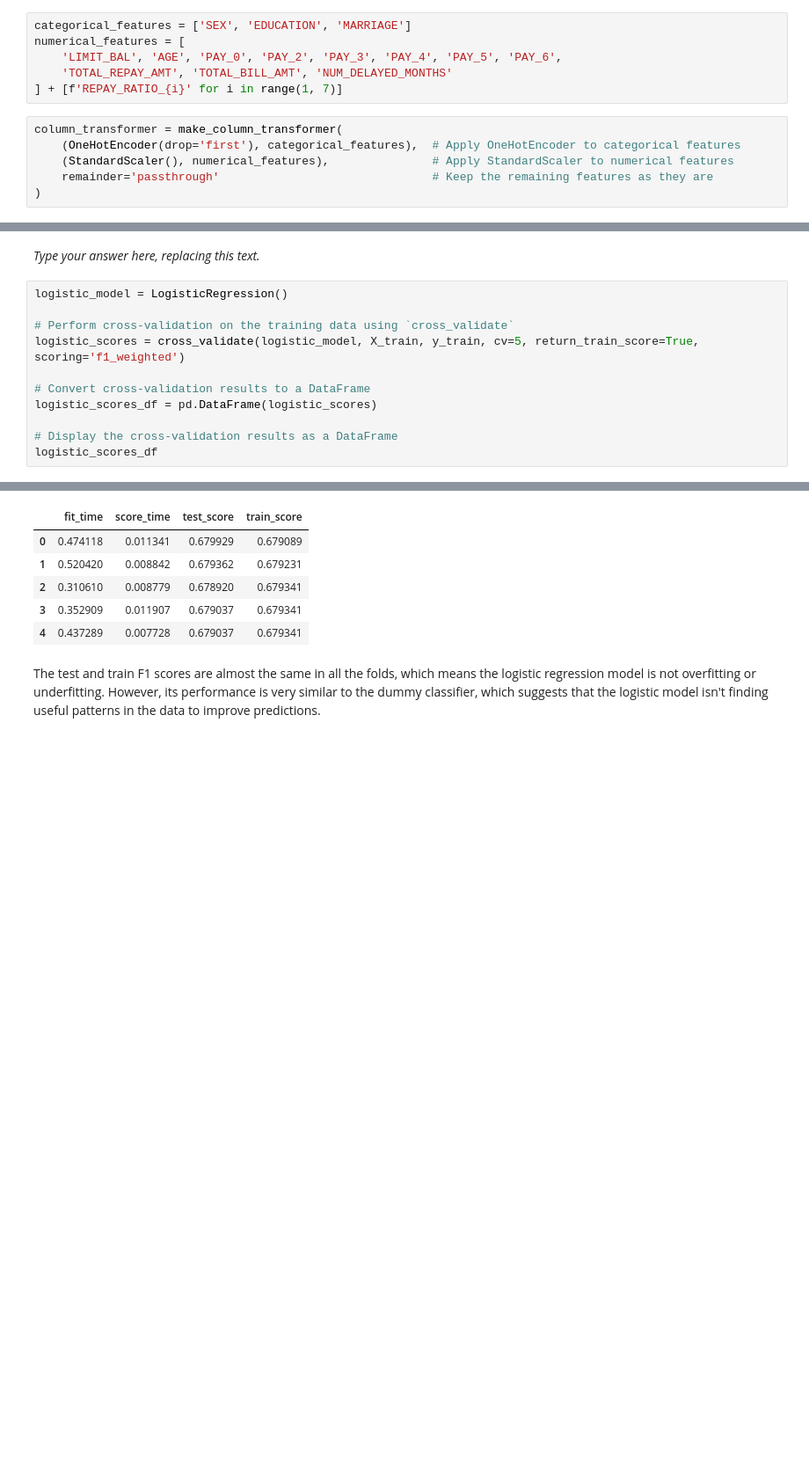
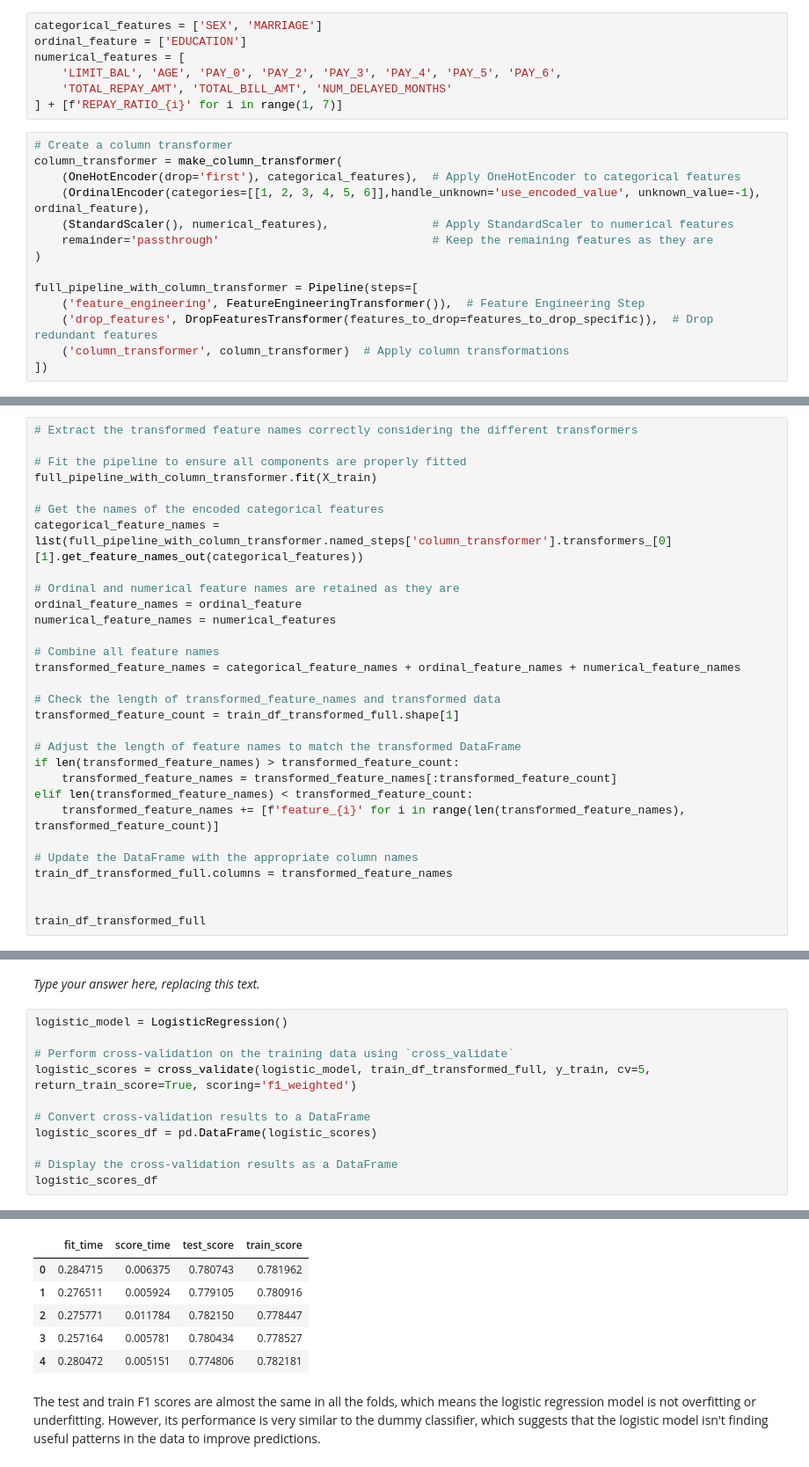
Before and after one commit to DavidRao123/CPSC330HW5, a Jupyter notebook: hw5.ipynb, the cells around one changed output, grey strips where cells are left out. Shown at 88% size. Drawn from its saved outputs; the diff is of its cells as text; blank space fills up the shorter version.

```diff
--- a/hw5.ipynb
+++ b/hw5.ipynb
@@ -407,14 +407,23 @@ Solution_5
 
 _Points:_ 10
 # %%
-categorical_features = ['SEX', 'EDUCATION', 'MARRIAGE']
+categorical_features = ['SEX', 'MARRIAGE']
+ordinal_feature = ['EDUCATION']
 numerical_features = [
     'LIMIT_BAL', 'AGE', 'PAY_0', 'PAY_2', 'PAY_3', 'PAY_4', 'PAY_5', 'PAY_6',
     'TOTAL_REPAY_AMT', 'TOTAL_BILL_AMT', 'NUM_DELAYED_MONTHS'
 ] + [f'REPAY_RATIO_{i}' for i in range(1, 7)]
 # %%
+# Create a column transformer
 column_transformer = make_column_transformer(
     (OneHotEncoder(drop='first'), categorical_features),  # Apply OneHotEncoder to categorical features
+    (OrdinalEncoder(categories=[[1, 2, 3, 4, 5, 6]],handle_unknown='use_encoded_value', unknown_value=-1), ordinal_feature),
     (StandardScaler(), numerical_features),               # Apply StandardScaler to numerical features
     remainder='passthrough'                               # Keep the remaining features as they are
 )
+
+full_pipeline_with_column_transformer = Pipeline(steps=[
+    ('feature_engineering', FeatureEngineeringTransformer()),  # Feature Engineering Step
+    ('drop_features', DropFeaturesTransformer(features_to_drop=features_to_drop_specific)),  # Drop redundant features
+    ('column_transformer', column_transformer)  # Apply column transformations
+])
@@ -456,3 +452,33 @@ train_df_transformed_full
 <!-- END QUESTION -->
 
 <br><br>
+# %%
+# Extract the transformed feature names correctly considering the different transformers
+
+# Fit the pipeline to ensure all components are properly fitted
+full_pipeline_with_column_transformer.fit(X_train)
+
+# Get the names of the encoded categorical features
+categorical_feature_names = list(full_pipeline_with_column_transformer.named_steps['column_transformer'].transformers_[0][1].get_feature_names_out(categorical_features))
+
+# Ordinal and numerical feature names are retained as they are
+ordinal_feature_names = ordinal_feature
+numerical_feature_names = numerical_features
+
+# Combine all feature names
+transformed_feature_names = categorical_feature_names + ordinal_feature_names + numerical_feature_names
+
+# Check the length of transformed_feature_names and transformed data
+transformed_feature_count = train_df_transformed_full.shape[1]
+
+# Adjust the length of feature names to match the transformed DataFrame
+if len(transformed_feature_names) > transformed_feature_count:
+    transformed_feature_names = transformed_feature_names[:transformed_feature_count]
+elif len(transformed_feature_names) < transformed_feature_count:
+    transformed_feature_names += [f'feature_{i}' for i in range(len(transformed_feature_names), transformed_feature_count)]
+
+# Update the DataFrame with the appropriate column names
+train_df_transformed_full.columns = transformed_feature_names
+
+
+train_df_transformed_full
@@ -533,38 +577,38 @@ _Type your answer here, replacing this text._
 # %%
 logistic_model = LogisticRegression()
 
 # Perform cross-validation on the training data using `cross_validate`
-logistic_scores = cross_validate(logistic_model, X_train, y_train, cv=5, return_train_score=True, scoring='f1_weighted')
+logistic_scores = cross_validate(logistic_model, train_df_transformed_full, y_train, cv=5, return_train_score=True, scoring='f1_weighted')
 
 # Convert cross-validation results to a DataFrame
 logistic_scores_df = pd.DataFrame(logistic_scores)
 
 # Display the cross-validation results as a DataFrame
 logistic_scores_df
 # %% [output]
 STOP: TOTAL NO. of ITERATIONS REACHED LIMIT.
 
 Increase the number of iterations (max_iter) or scale the data as shown in:
     https://scikit-learn.org/stable/modules/preprocessing.html
 Please also refer to the documentation for alternative solver options:
     https://scikit-learn.org/stable/modules/linear_model.html#logistic-regression
   n_iter_i = _check_optimize_result(
 STOP: TOTAL NO. of ITERATIONS REACHED LIMIT.
 
 Increase the number of iterations (max_iter) or scale the data as shown in:
     https://scikit-learn.org/stable/modules/preprocessing.html
 Please also refer to the documentation for alternative solver options:
 ... (19 lines left out)
     https://scikit-learn.org/stable/modules/preprocessing.html
 Please also refer to the documentation for alternative solver options:
     https://scikit-learn.org/stable/modules/linear_model.html#logistic-regression
   n_iter_i = _check_optimize_result(
 |  | fit_time | score_time | test_score | train_score |
-| 0 | 0.474118 | 0.011341 | 0.679929 | 0.679089 |
-| 1 | 0.520420 | 0.008842 | 0.679362 | 0.679231 |
-| 2 | 0.310610 | 0.008779 | 0.678920 | 0.679341 |
-| 3 | 0.352909 | 0.011907 | 0.679037 | 0.679341 |
-| 4 | 0.437289 | 0.007728 | 0.679037 | 0.679341 |
+| 0 | 0.284715 | 0.006375 | 0.780743 | 0.781962 |
+| 1 | 0.276511 | 0.005924 | 0.779105 | 0.780916 |
+| 2 | 0.275771 | 0.011784 | 0.782150 | 0.778447 |
+| 3 | 0.257164 | 0.005781 | 0.780434 | 0.778527 |
+| 4 | 0.280472 | 0.005151 | 0.774806 | 0.782181 |
 # %% [markdown]
 
 The test and train F1 scores are almost the same in all the folds, which means the logistic regression model is not overfitting or underfitting. However, its performance is very similar to the dummy classifier, which suggests that the logistic model isn't finding useful patterns in the data to improve predictions.
```
Also changed, not shown: parts of 54 cells of this notebook.
